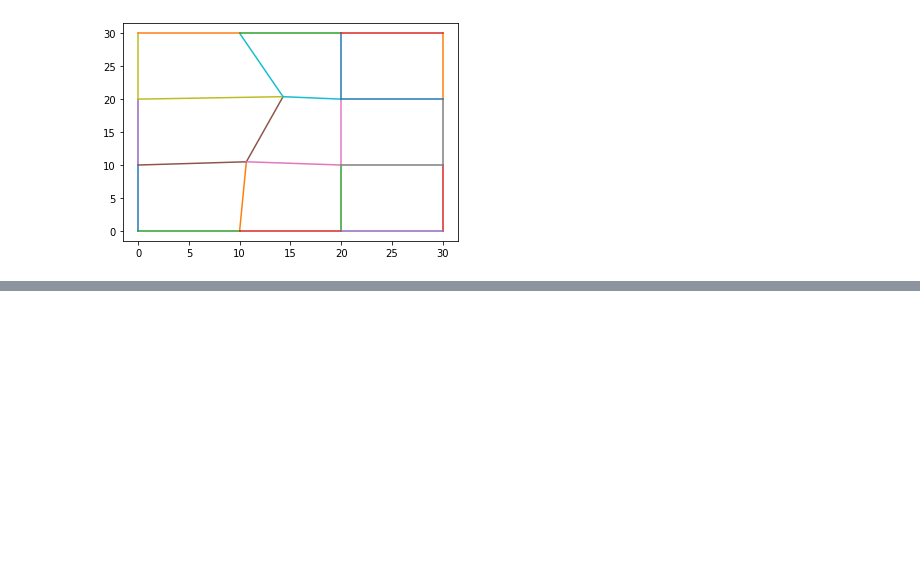
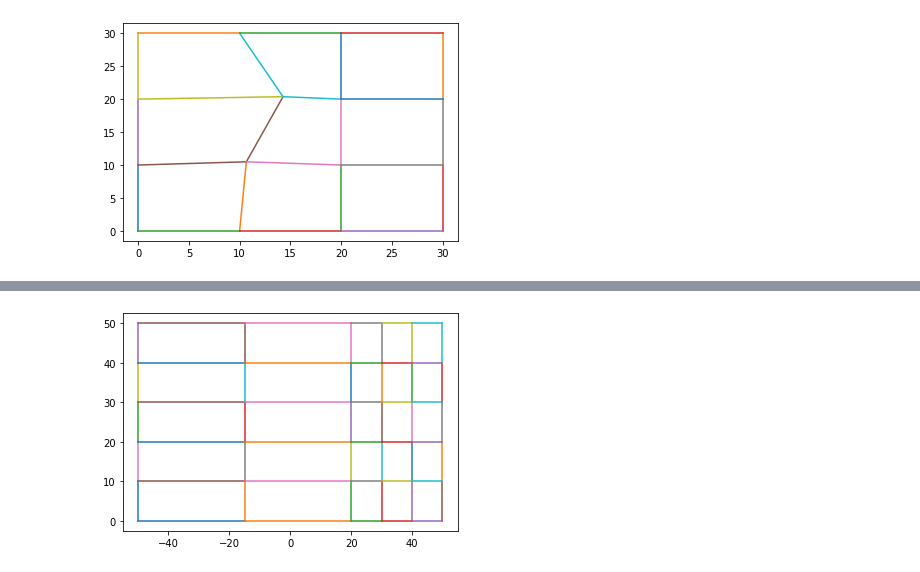
Before and after one commit to Deltares/MeshKernelPy, a Jupyter notebook: docs/examples/04_curvilineargrid_basics.ipynb, the cells around one changed output, grey strips where cells are left out. Drawn from its saved outputs; the diff is of its cells as text; code cells hidden in the pictures; blank space fills up the shorter version.

```diff
--- a/docs/examples/04_curvilineargrid_basics.ipynb
+++ b/docs/examples/04_curvilineargrid_basics.ipynb
@@ -338,0 +370,6 @@ curvilinear_grid.plot_edges(ax)
+# %%
+curvilinear_grid = mk.curvilineargrid_get()
+fig, ax = plt.subplots()
+curvilinear_grid.plot_edges(ax)
+# %% [output]
+[figure, added]
```
Also changed, not shown: parts of 11 cells of this notebook, 1 other file.
